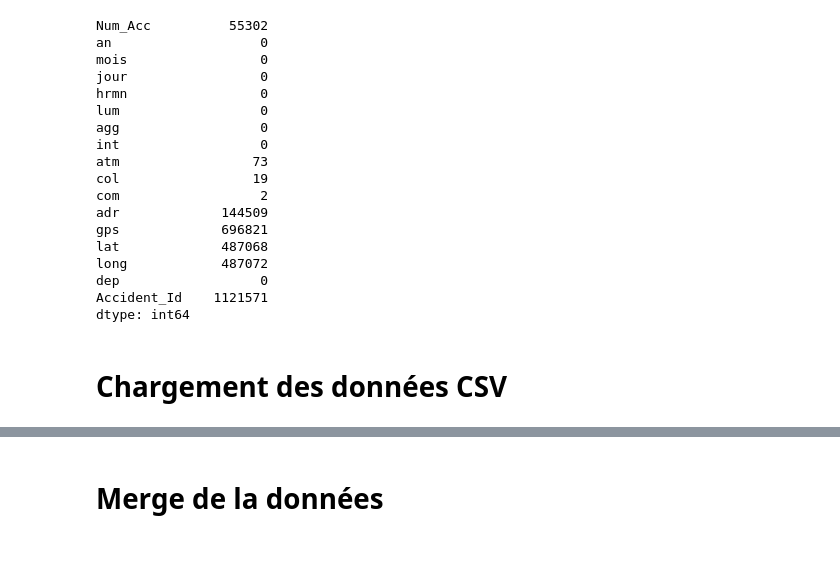
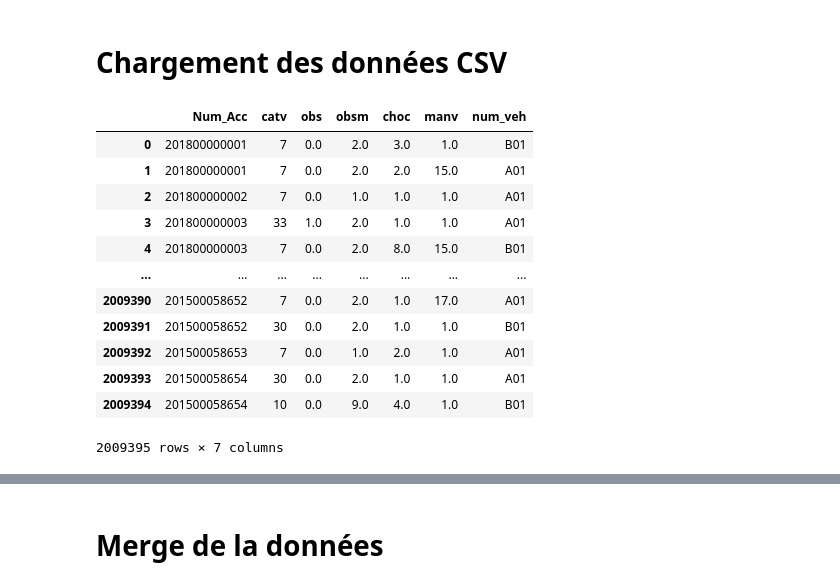
Before and after one commit to AurelienBr22/CyclingFacilities, a Jupyter notebook: notebooks/notebook_chams_merge.ipynb, the cells around one changed output, grey strips where cells are left out. Cells and saved outputs as stored; diff of their text form; code cells hidden in the pictures; blank space fills up the shorter version.

```diff
--- a/notebooks/notebook_chams_merge.ipynb
+++ b/notebooks/notebook_chams_merge.ipynb
@@ -13,24 +9,3 @@ caracteristiques_all = pd.read_csv("../raw_data/carac.csv")
-# %%
-caracteristiques_all.isna().sum()
-# %% [output]
-Num_Acc          55302
-an                   0
-mois                 0
-jour                 0
-hrmn                 0
-lum                  0
-agg                  0
-int                  0
-atm                 73
-col                 19
-com                  2
-adr             144509
-gps             696821
-lat             487068
-long            487072
-dep                  0
-Accident_Id    1121571
-dtype: int64
 # %% [markdown]
 # Chargement des données CSV
 # %%
@@ -38,3 +13,19 @@ lieux_df = pd.read_csv('../clean_data/lieux_clean.csv')
 usagers_df = pd.read_csv('../clean_data/usagers_clean.csv')
 vehicules_df = pd.read_csv('../clean_data/vehicules_clean.csv')
 caracteristiques_df = pd.read_csv('../clean_data/caracteristiques_clean.csv')
+# %%
+vehicules_df
+# %% [output]
+|  | Num_Acc | catv | obs | obsm | choc | manv | num_veh |
+| 0 | 201800000001 | 7 | 0.0 | 2.0 | 3.0 | 1.0 | B01 |
+| 1 | 201800000001 | 7 | 0.0 | 2.0 | 2.0 | 15.0 | A01 |
+| 2 | 201800000002 | 7 | 0.0 | 1.0 | 1.0 | 1.0 | A01 |
+| 3 | 201800000003 | 33 | 1.0 | 2.0 | 1.0 | 1.0 | A01 |
+| 4 | 201800000003 | 7 | 0.0 | 2.0 | 8.0 | 15.0 | B01 |
+| ... | ... | ... | ... | ... | ... | ... | ... |
+| 2009390 | 201500058652 | 7 | 0.0 | 2.0 | 1.0 | 17.0 | A01 |
+| 2009391 | 201500058652 | 30 | 0.0 | 2.0 | 1.0 | 1.0 | B01 |
+| 2009392 | 201500058653 | 7 | 0.0 | 1.0 | 2.0 | 1.0 | A01 |
+| 2009393 | 201500058654 | 30 | 0.0 | 2.0 | 1.0 | 1.0 | A01 |
+| 2009394 | 201500058654 | 10 | 0.0 | 9.0 | 4.0 | 1.0 | B01 |
+2009395 rows × 7 columns
```
Also changed, not shown: parts of 14 cells of this notebook.
